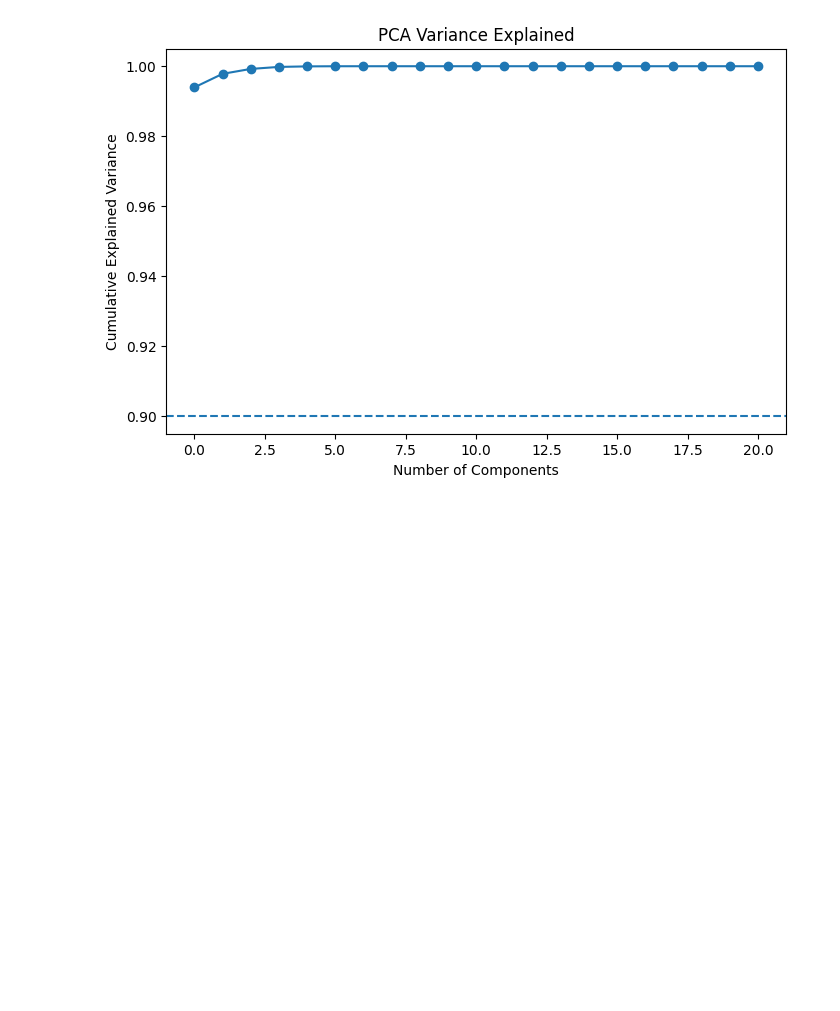
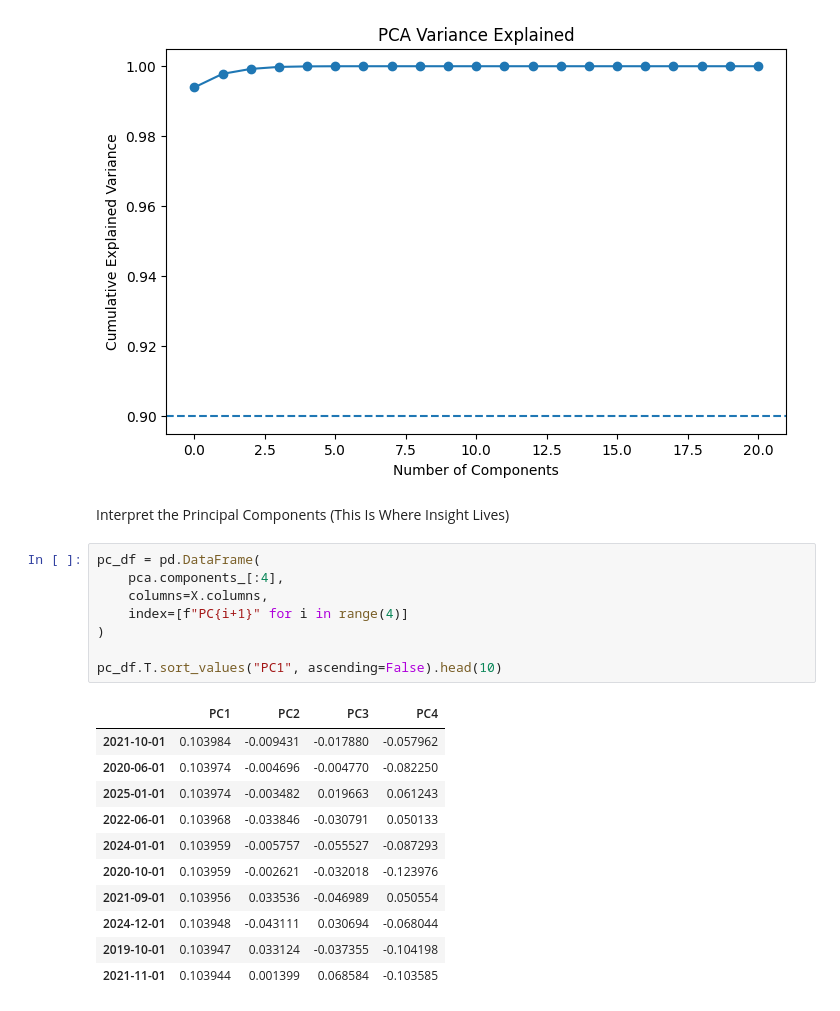
Before and after one commit to Nehemiahmageto/Unsupervised-Discovery-of-U.S.-Electricity-Consumption-Regimes-2015-2024-, a Jupyter notebook: model_2.ipynb, the cells around one changed output. Drawn from its saved outputs; the diff is of its cells as text; blank space fills up the shorter version.

```diff
--- a/model_2.ipynb
+++ b/model_2.ipynb
@@ -174,3 +174,25 @@ plt.title("PCA Variance Explained")
 plt.show()
 # %% [output]
 [figure]
+# %% [markdown]
+Interpret the Principal Components (This Is Where Insight Lives)
+# %%
+pc_df = pd.DataFrame(
+    pca.components_[:4],
+    columns=X.columns,
+    index=[f"PC{i+1}" for i in range(4)]
+)
+
+pc_df.T.sort_values("PC1", ascending=False).head(10)
+# %% [output]
+|  | PC1 | PC2 | PC3 | PC4 |
+| 2021-10-01 | 0.103984 | -0.009431 | -0.017880 | -0.057962 |
+| 2020-06-01 | 0.103974 | -0.004696 | -0.004770 | -0.082250 |
+| 2025-01-01 | 0.103974 | -0.003482 | 0.019663 | 0.061243 |
+| 2022-06-01 | 0.103968 | -0.033846 | -0.030791 | 0.050133 |
+| 2024-01-01 | 0.103959 | -0.005757 | -0.055527 | -0.087293 |
+| 2020-10-01 | 0.103959 | -0.002621 | -0.032018 | -0.123976 |
+| 2021-09-01 | 0.103956 | 0.033536 | -0.046989 | 0.050554 |
+| 2024-12-01 | 0.103948 | -0.043111 | 0.030694 | -0.068044 |
+| 2019-10-01 | 0.103947 | 0.033124 | -0.037355 | -0.104198 |
+| 2021-11-01 | 0.103944 | 0.001399 | 0.068584 | -0.103585 |
```
Also changed, not shown: parts of 8 cells of this notebook.
